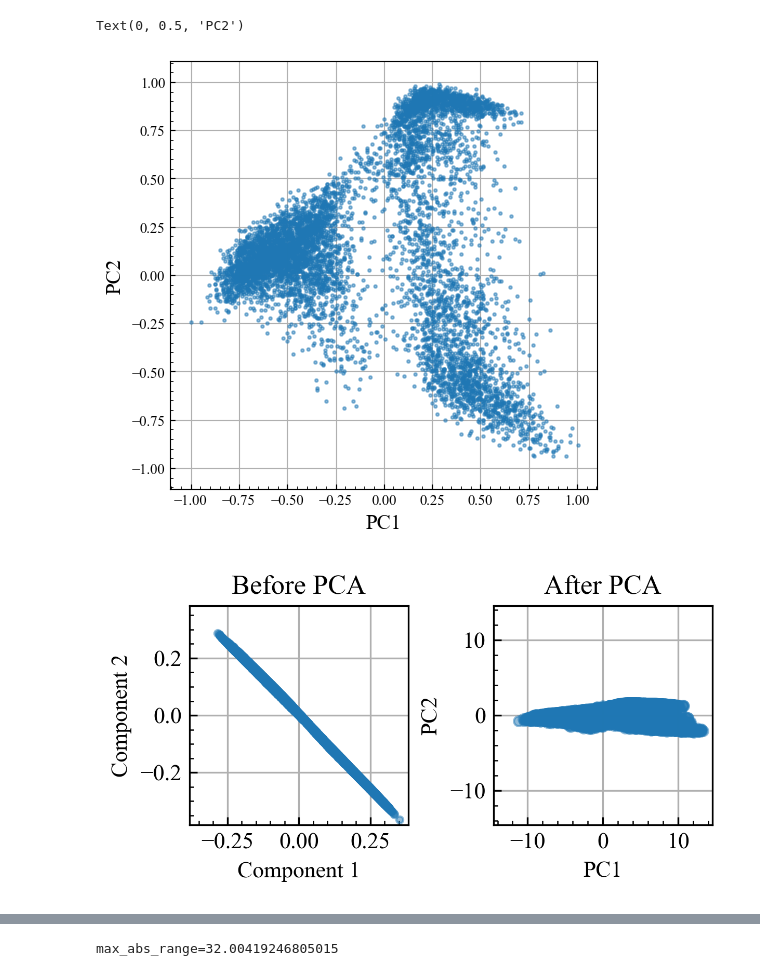
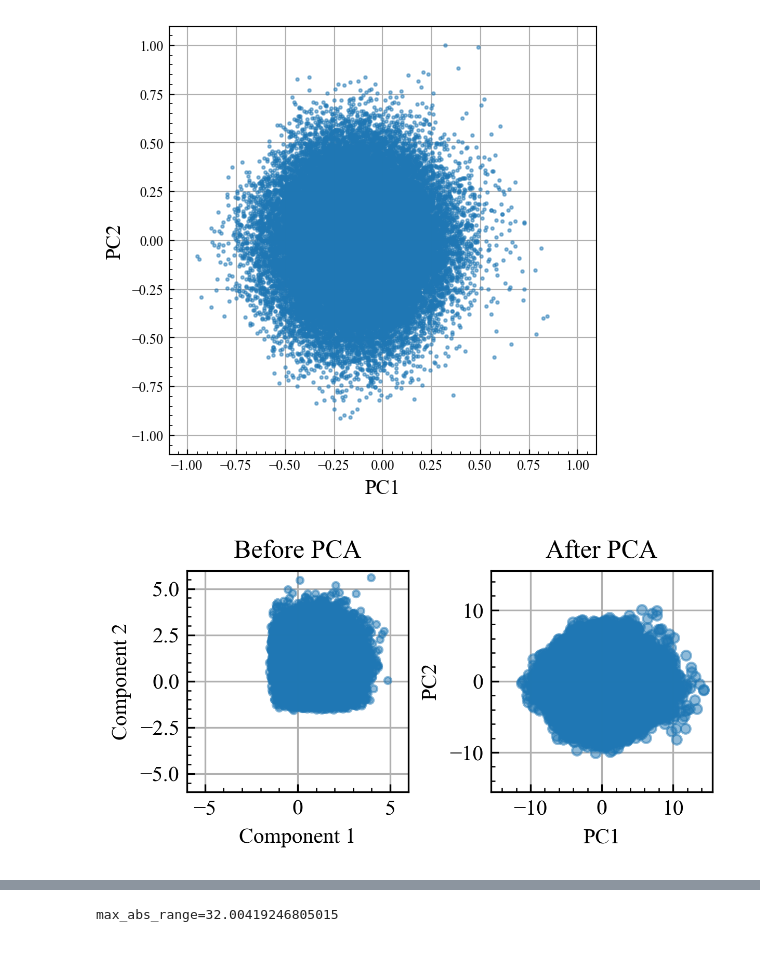
Before and after one commit to RyuichiShinseiB/Feature_extraction, a Jupyter notebook: notebooks/VBGMM_clustering.ipynb, the cells around one changed output, grey strips where cells are left out. Drawn from its saved outputs; the diff is of its cells as text; code cells hidden in the pictures.

```diff
--- a/notebooks/VBGMM_clustering.ipynb
+++ b/notebooks/VBGMM_clustering.ipynb
@@ -21,6 +22,6 @@ from src.utilities import find_project_root
 from src.visualization import plot
 # %%
-plot.set_mpl_styles(fontsize=10.5)
+plot.set_mpl_styles(fontsize=10)
 # %%
 colors = [
     "tab:blue",
@@ -36,15 +37,16 @@ colors = [
 ]
 markers = ["s", "D", "o", "p", "*", "h", "D", "8", "v", "x"]
 
-model_name = "ClassifierReflectance"
+model_name = "SimpleCAE16"
 # trained_datetime = "2023-07-21/20-18-22"
-# extracted_datetime = datetime.datetime(2024, 12, 18, 16, 56, 50)
+extracted_datetime = datetime.datetime(2025, 2, 4, 8, 12 ,21)
 # image_size = 64
-extracted_datetime = datetime.datetime(2024, 12, 20, 11, 18, 00)
-image_size = 32
+# extracted_datetime = datetime.datetime(2024, 12, 20, 11, 18, 00)
+image_size = 16
 
 
-project_dir = find_project_root()
+# project_dir = find_project_root()
+project_dir = Path("/home/shinsei/MyResearches/feat_extrc")
 
 model_save_pardir = project_dir / "models" / "VBGMM"
 feature_pardir = (
@@ -180,30 +182,32 @@ fig, ax, _ = plot.plot_scatter(
 )
 ax.set_xlabel(label_names[0], fontsize=15)
 ax.set_ylabel(label_names[1], fontsize=15)
+ax.set_axisbelow(True)
 # %% [output]
-Text(0, 0.5, 'PC2')
-[figure, old version]
+[figure, new version]
 # %%
 figsize_cm = [10, 7]
 figsize=plot.cvt_unit(figsize_cm)
 fig = plt.figure(figsize=figsize, layout="constrained", dpi=300)
 ax1 = fig.add_subplot(1, 2, 1)
 ax2 = fig.add_subplot(1, 2, 2)
 ax1.set_title("Before PCA")
 ax2.set_title("After PCA")
+ax1.set_axisbelow(True)
+ax2.set_axisbelow(True)
 
 plot.plot_scatter(
     X_train.T, axis_labels=("Component 1", "Component 2"), ax=ax1, size=10,
 )
 plot.plot_scatter(X_train_pca.T, axis_labels=("PC1", "PC2"), ax=ax2)
 
 
 if not feature_figure_pardir.exists():
     feature_figure_pardir.mkdir(parents=True)
 # fig.savefig(
 #     feature_figure_pardir / "distribution_before-after_PCA.png",
 #     dpi=300,
 #     bbox_inches="tight",
 # )
 # %% [output]
-[figure, old version]
+[figure, new version]
```
Also changed, not shown: parts of 19 cells of this notebook, 7 other files.
